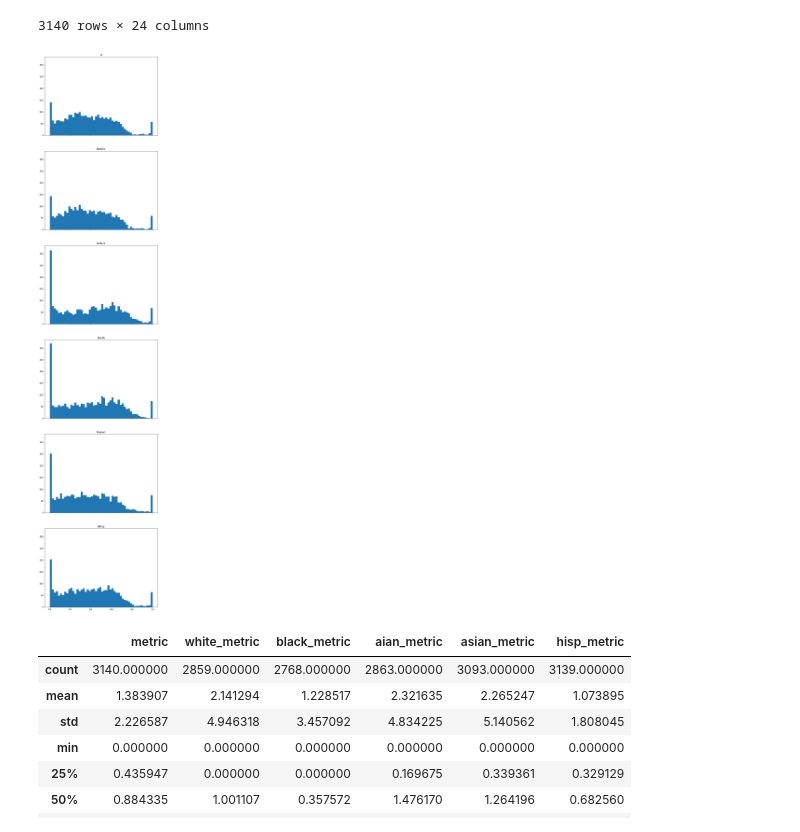
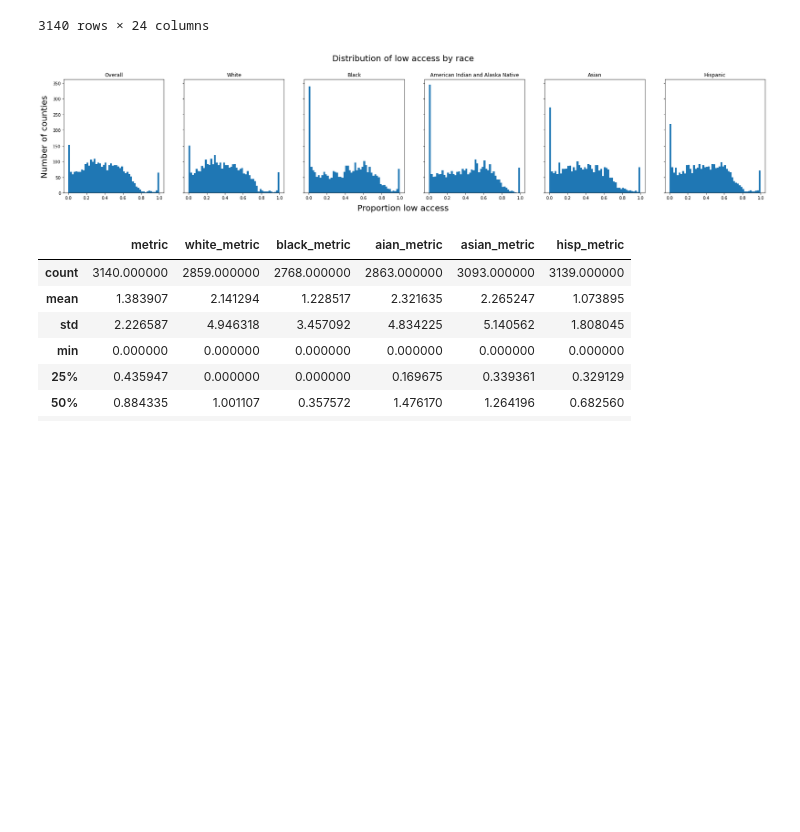
Before and after one commit to nick-knudsen/pocs-project, a Jupyter notebook: national_food_sources.ipynb, the cells around one changed output. Cells and saved outputs as stored; diff of their text form; code cells hidden in the pictures; blank space fills up the shorter version.

Commit message:
updated graphs

```diff
--- a/national_food_sources.ipynb
+++ b/national_food_sources.ipynb
@@ -339,14 +339,16 @@ plt.show()
 # %%
 overall_df['la'] = overall_df['LAPOP05_10']/overall_df['Pop2010']
 overall_df[la_by_race].describe()
-fig, axs = plt.subplots(6,1, figsize=(10,50), sharex=True, sharey=True)
-for i, access in zip(range(6), ['la', *la_by_race]):
+fig, axs = plt.subplots(1,6, figsize=(30,5), sharex=True, sharey=True)
+for i, access, title in zip(range(6), ['la', *la_by_race], titles):
     axs[i].hist(overall_df[access], bins=50)
-    axs[i].set_title(access)
-
+    axs[i].set_title(title)
+fig.text(0.5, 1, "Distribution of low access by race", ha='center', size=20)
+fig.text(0.5, 0.01, 'Proportion low access', ha='center', size=20)
+fig.text(0.1, 0.5, 'Number of counties', va='center', rotation='vertical', size=20)
 plt.show()
 # %% [output]
-[figure, old version]
+[figure, new version]
 # %%
 # metric calculation
 metric_by_race = ['white_metric','black_metric','aian_metric','asian_metric','hisp_metric']
```
Also changed, not shown: parts of 3 cells of this notebook.
